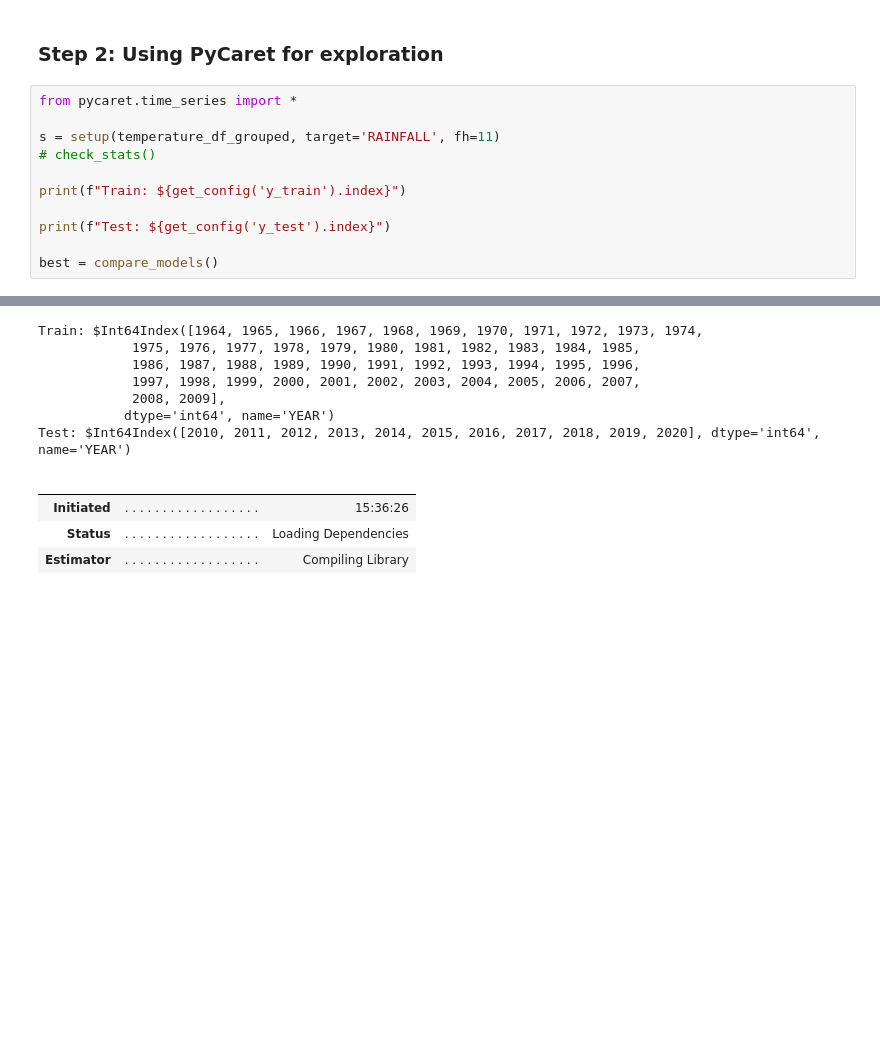
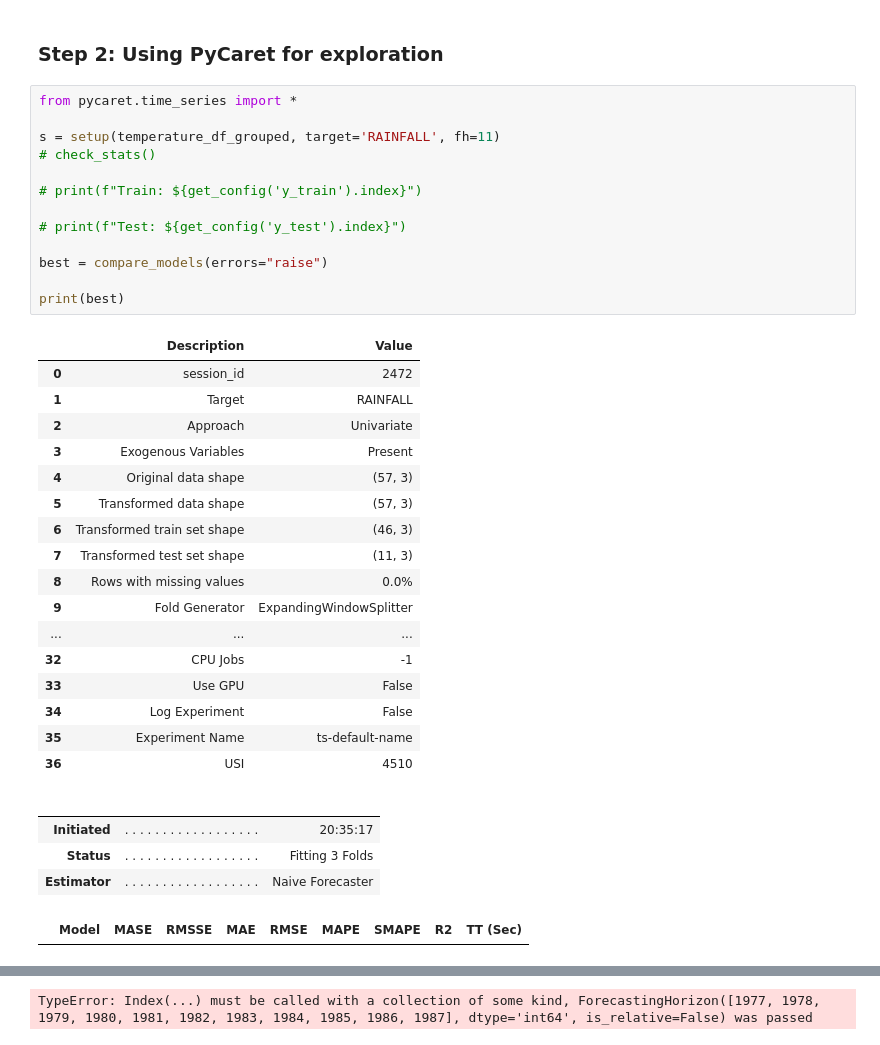
Before and after one commit to sagunraj/temp-rainfall-ds, a Jupyter notebook: temp_rainfall_pycaret_time_series.ipynb, the cells around one changed output, grey strips where cells are left out. Saved outputs shown, nothing was run; the diff lists cells and outputs as text; blank space fills up the shorter version.

```diff
--- a/temp_rainfall_pycaret_time_series.ipynb
+++ b/temp_rainfall_pycaret_time_series.ipynb
@@ -34,25 +28,39 @@ temperature_df_grouped.head()
 # %%
 from pycaret.time_series import *
 
 s = setup(temperature_df_grouped, target='RAINFALL', fh=11)
 # check_stats()
 
-print(f"Train: ${get_config('y_train').index}")
+# print(f"Train: ${get_config('y_train').index}")
 
-print(f"Test: ${get_config('y_test').index}")
+# print(f"Test: ${get_config('y_test').index}")
 
-best = compare_models()
+best = compare_models(errors="raise")
+
+print(best)
 # %% [output]
+|  | Description | Value |
+| 0 | session_id | 2472 |
+| 1 | Target | RAINFALL |
+| 2 | Approach | Univariate |
+| 3 | Exogenous Variables | Present |
+| 4 | Original data shape | (57, 3) |
+| 5 | Transformed data shape | (57, 3) |
+| 6 | Transformed train set shape | (46, 3) |
+| 7 | Transformed test set shape | (11, 3) |
+| 8 | Rows with missing values | 0.0% |
+| 9 | Fold Generator | ExpandingWindowSplitter |
+| ... | ... | ... |
+| 32 | CPU Jobs | -1 |
+| 33 | Use GPU | False |
+| 34 | Log Experiment | False |
+| 35 | Experiment Name | ts-default-name |
+| 36 | USI | 4510 |
+|  |  |  |
+|  |  |  |
+| Initiated | . . . . . . . . . . . . . . . . . . | 20:35:17 |
+| Status | . . . . . . . . . . . . . . . . . . | Fitting 3 Folds |
+| Estimator | . . . . . . . . . . . . . . . . . . | Naive Forecaster |
+|  | Model | MASE | RMSSE | MAE | RMSE | MAPE | SMAPE | R2 | TT (Sec) |
 [interactive output not drawn]
-Train: $Int64Index([1964, 1965, 1966, 1967, 1968, 1969, 1970, 1971, 1972, 1973, 1974,
-            1975, 1976, 1977, 1978, 1979, 1980, 1981, 1982, 1983, 1984, 1985,
-            1986, 1987, 1988, 1989, 1990, 1991, 1992, 1993, 1994, 1995, 1996,
-            1997, 1998, 1999, 2000, 2001, 2002, 2003, 2004, 2005, 2006, 2007,
-            2008, 2009],
-           dtype='int64', name='YEAR')
-Test: $Int64Index([2010, 2011, 2012, 2013, 2014, 2015, 2016, 2017, 2018, 2019, 2020], dtype='int64', name='YEAR')
+TypeError: Index(...) must be called with a collection of some kind, ForecastingHorizon([1977, 1978, 1979, 1980, 1981, 1982, 1983, 1984, 1985, 1986, 1987], dtype='int64', is_relative=False) was passed
-|  |  |  |
-|  |  |  |
-| Initiated | . . . . . . . . . . . . . . . . . . | 15:36:26 |
-| Status | . . . . . . . . . . . . . . . . . . | Loading Dependencies |
-| Estimator | . . . . . . . . . . . . . . . . . . | Compiling Library |
```
Also changed, not shown: parts of 3 cells of this notebook, 8 other files.
